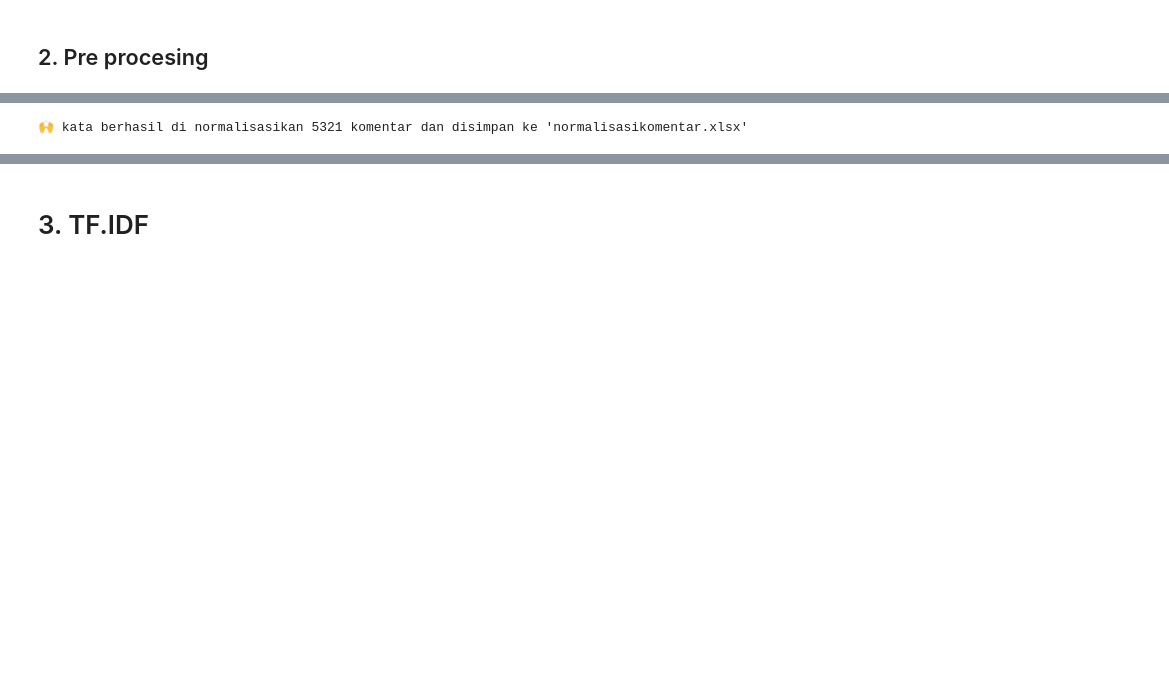
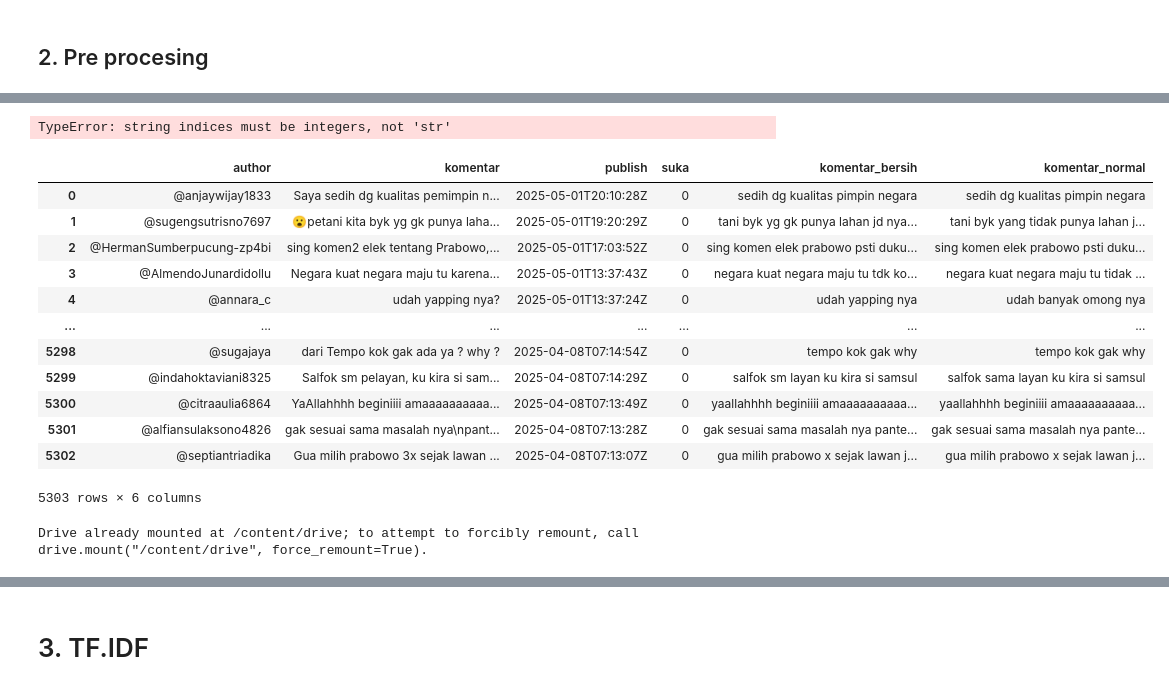
Before and after one commit to LIVECODING-2025/Saruto, a Jupyter notebook: Analisis_Sentimen.ipynb, the cells around one changed output, grey strips where cells are left out. Cells and saved outputs as stored; diff of their text form; code cells hidden in the pictures; blank space fills up the shorter version.

```diff
--- a/Analisis_Sentimen.ipynb
+++ b/Analisis_Sentimen.ipynb
@@ -246,15 +218,37 @@ def normalisasi_kata(text):
 # Kolom komentar: 'komentar_normal'
 
 # Hilangkan komentar yang terlalu pendek (kurang dari 3 kata)
-df = df[df['komentar_normal'].apply(lambda x: len(str(x).split()) >= 3)]
+df = df[df['komentar_bersih'].apply(lambda x: len(str(x).split()) >= 3)]
 
 # Hilangkan komentar kosong (jika ada)
-df = df[df['komentar_normal'].notnull()]
-df = df[df['komentar_normal'].str.strip() != ""]
+df = df[df['komentar_bersih'].notnull()]
+df = df[df['komentar_bersih'].str.strip() != ""]
 
 # Terapkan ke kolom komentar bersih
 df['komentar_normal'] = df['komentar_bersih'].apply(normalisasi_kata)
-df.to_excel('normalisasikomentar.xlsx', index=False)
-print("🙌 kata berhasil di normalisasikan", len(df), "komentar dan disimpan ke 'normalisasikomentar.xlsx'")
+df.to_csv('normalisasikomentar.csv', index=False)
+print("🙌 kata berhasil di normalisasikan", len(df), "komentar dan disimpan ke 'normalisasikomentar.csv'")
 # %% [output]
-🙌 kata berhasil di normalisasikan 5321 komentar dan disimpan ke 'normalisasikomentar.xlsx'
+TypeError: string indices must be integers, not 'str'
+# %%
+df = pd.read_csv('normalisasikomentar.csv')
+display(df)
+# %% [output]
+|  | author | komentar | publish | suka | komentar_bersih | komentar_normal |
+| 0 | @anjaywijay1833 | Saya sedih dg kualitas pemimpin n... | 2025-05-01T20:10:28Z | 0 | sedih dg kualitas pimpin negara | sedih dg kualitas pimpin negara |
+| 1 | @sugengsutrisno7697 | 😮petani kita byk yg gk punya laha... | 2025-05-01T19:20:29Z | 0 | tani byk yg gk punya lahan jd nya... | tani byk yang tidak punya lahan j... |
+| 2 | @HermanSumberpucung-zp4bi | sing komen2 elek tentang Prabowo,... | 2025-05-01T17:03:52Z | 0 | sing komen elek prabowo psti duku... | sing komen elek prabowo psti duku... |
+| 3 | @AlmendoJunardidollu | Negara kuat negara maju tu karena... | 2025-05-01T13:37:43Z | 0 | negara kuat negara maju tu tdk ko... | negara kuat negara maju tu tidak ... |
+| 4 | @annara_c | udah yapping nya? | 2025-05-01T13:37:24Z | 0 | udah yapping nya | udah banyak omong nya |
+| ... | ... | ... | ... | ... | ... | ... |
+| 5298 | @sugajaya | dari Tempo kok gak ada ya ? why ? | 2025-04-08T07:14:54Z | 0 | tempo kok gak why | tempo kok gak why |
+| 5299 | @indahoktaviani8325 | Salfok sm pelayan, ku kira si sam... | 2025-04-08T07:14:29Z | 0 | salfok sm layan ku kira si samsul | salfok sama layan ku kira si samsul |
+| 5300 | @citraaulia6864 | YaAllahhhh beginiiii amaaaaaaaaaa... | 2025-04-08T07:13:49Z | 0 | yaallahhhh beginiiii amaaaaaaaaaa... | yaallahhhh beginiiii amaaaaaaaaaa... |
+| 5301 | @alfiansulaksono4826 | gak sesuai sama masalah nya\npant... | 2025-04-08T07:13:28Z | 0 | gak sesuai sama masalah nya pante... | gak sesuai sama masalah nya pante... |
+| 5302 | @septiantriadika | Gua milih prabowo 3x sejak lawan ... | 2025-04-08T07:13:07Z | 0 | gua milih prabowo x sejak lawan j... | gua milih prabowo x sejak lawan j... |
+5303 rows × 6 columns
+# %%
+from google.colab import drive
+drive.mount('/content/drive')
+# %% [output]
+Drive already mounted at /content/drive; to attempt to forcibly remount, call drive.mount("/content/drive", force_remount=True).
```
Also changed, not shown: parts of 11 cells of this notebook.
